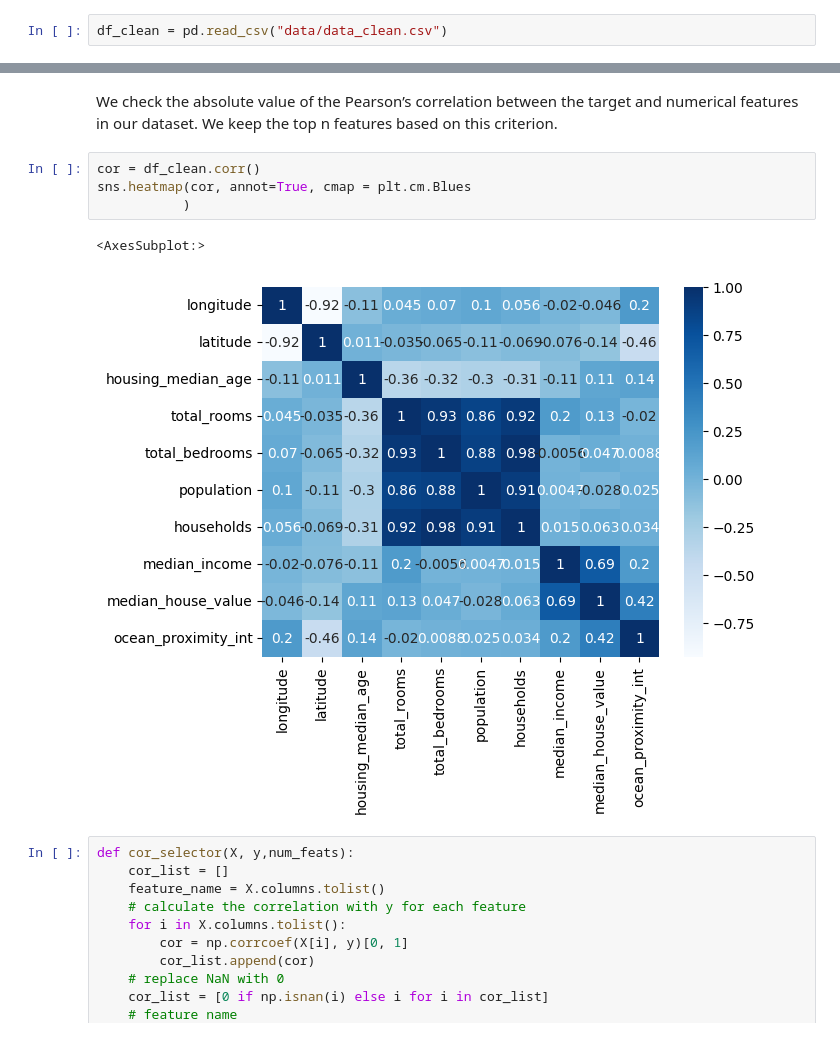
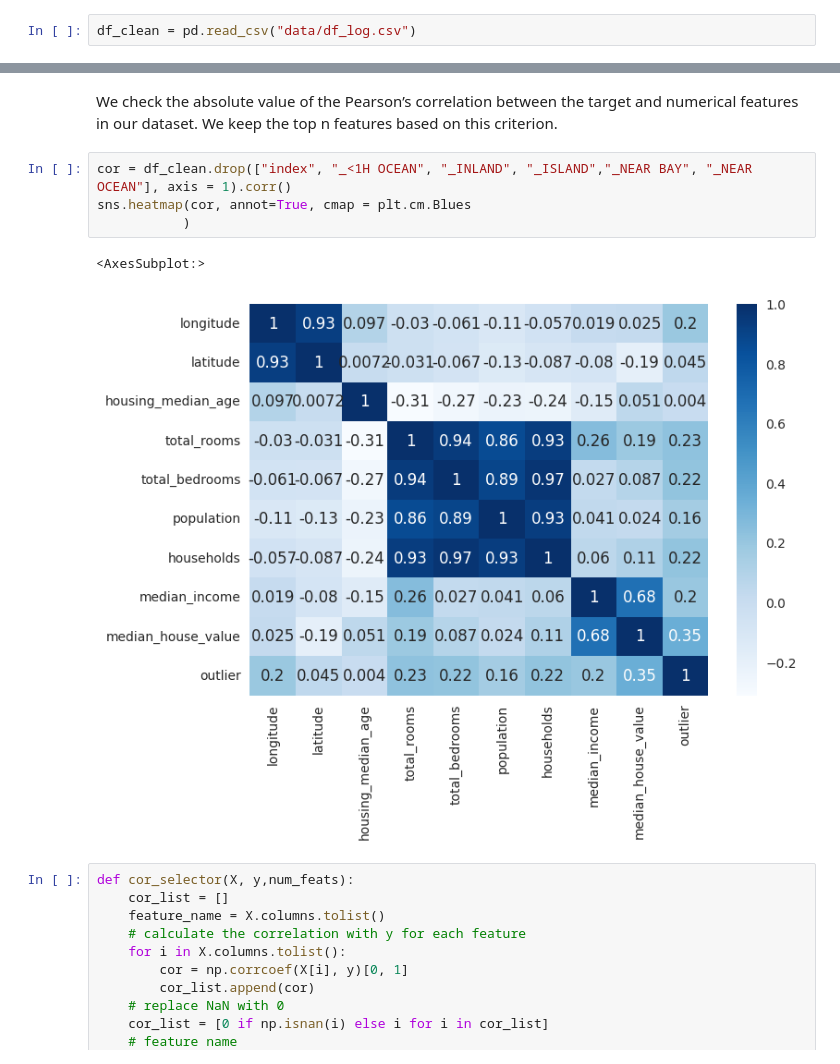
Before and after one commit to IISELII/projet_IA_immo, a Jupyter notebook: notebook_inference.ipynb, the cells around one changed output, grey strips where cells are left out. Saved outputs shown, nothing was run; the diff lists cells and outputs as text.

```diff
--- a/notebook_inference.ipynb
+++ b/notebook_inference.ipynb
@@ -6,7 +6,7 @@ import numpy as np
 import seaborn as sns
 import matplotlib.pyplot as plt
 # %%
-df_clean = pd.read_csv("data/data_clean.csv")
+df_clean = pd.read_csv("data/df_log.csv")
 # %%
 np.random.seed(123)
 # %%
@@ -32,12 +32,12 @@ df_clean
 # %% [markdown]
 We check the absolute value of the Pearson’s correlation between the target and numerical features in our dataset. We keep the top n features based on this criterion.
 # %%
-cor = df_clean.corr()
+cor = df_clean.drop(["index", "_<1H OCEAN", "_INLAND", "_ISLAND","_NEAR BAY", "_NEAR OCEAN"], axis = 1).corr()
 sns.heatmap(cor, annot=True, cmap = plt.cm.Blues
            )
 # %% [output]
 <AxesSubplot:>
-[figure, old version]
+[figure, new version]
 # %%
 def cor_selector(X, y,num_feats):
     cor_list = []
```
Also changed, not shown: parts of 54 cells of this notebook, 3 other files.
